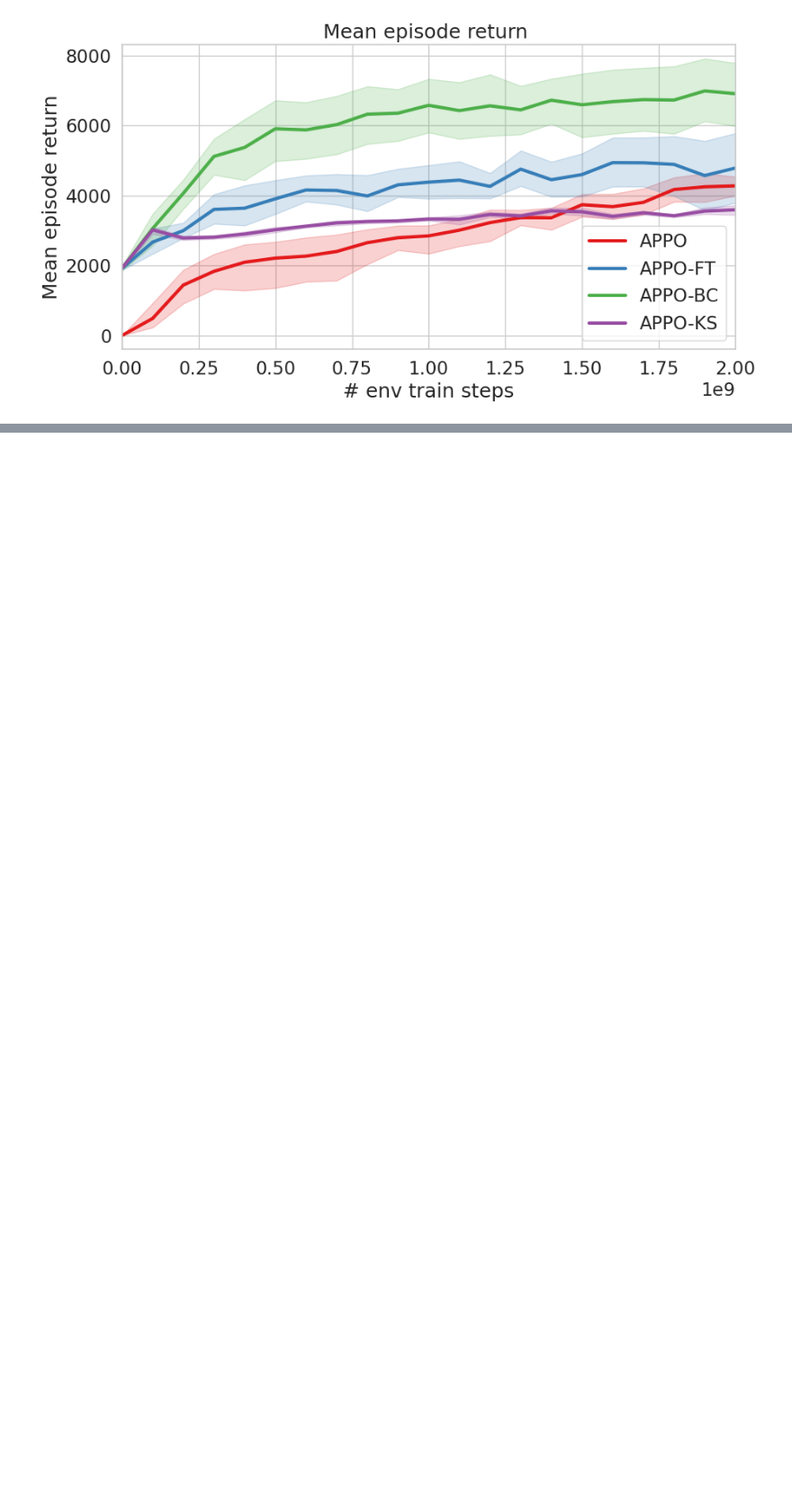
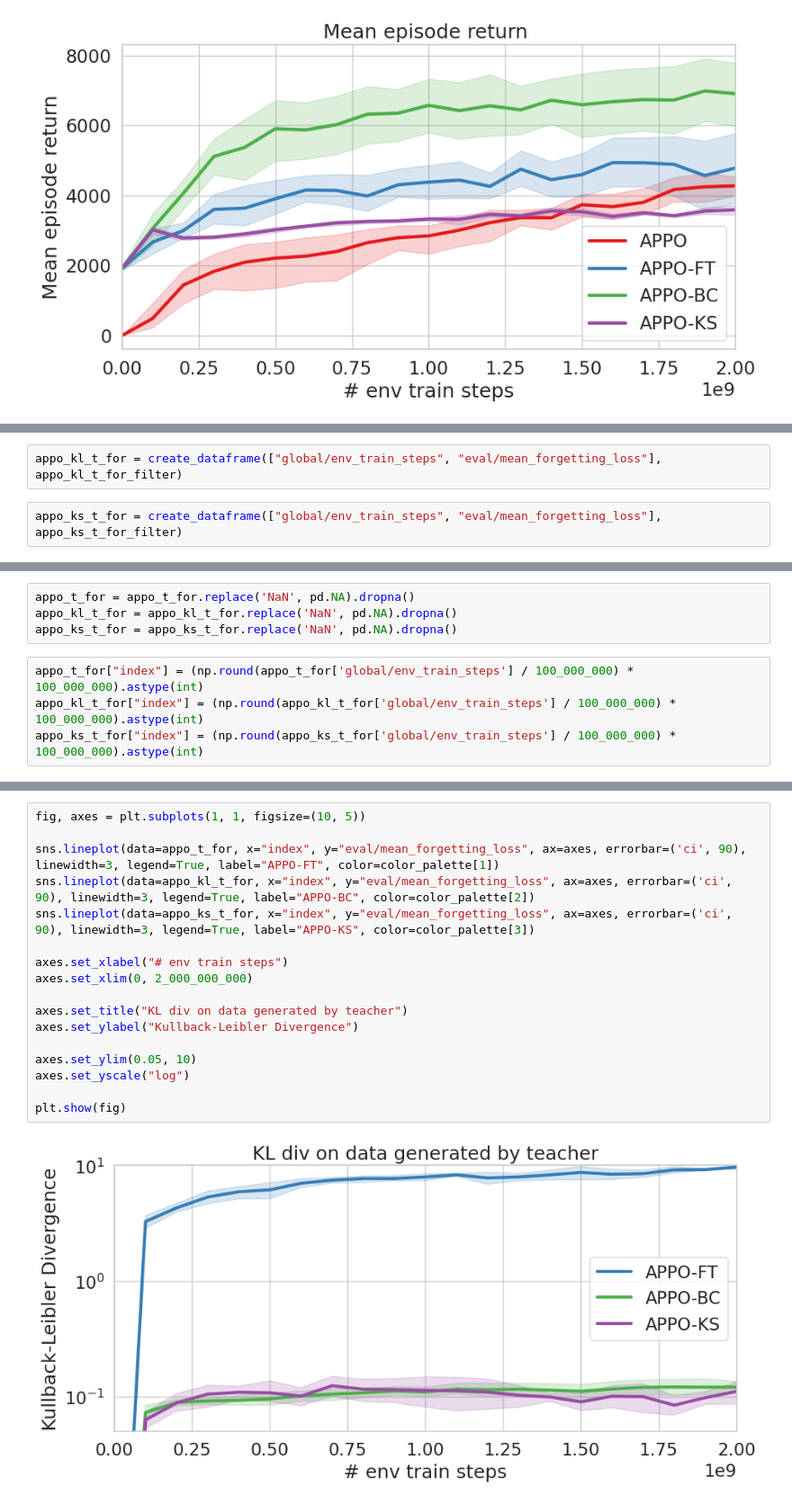
Before and after one commit to BartekCupial/dungeonsdata-neurips2022, a Jupyter notebook: experiment_code/notebooks/plots.ipynb, the cells around one changed output, grey strips where cells are left out. Shown at 90% size. Drawn from its saved outputs; the diff is of its cells as text; blank space fills up the shorter version.

Commit message:
plot forgetting

```diff
--- a/experiment_code/notebooks/plots.ipynb
+++ b/experiment_code/notebooks/plots.ipynb
@@ -132,0 +143,4 @@ plt.show(fig)
+# %%
+appo_kl_t_for = create_dataframe(["global/env_train_steps", "eval/mean_forgetting_loss"], appo_kl_t_for_filter)
+# %%
+appo_ks_t_for = create_dataframe(["global/env_train_steps", "eval/mean_forgetting_loss"], appo_ks_t_for_filter)
@@ -132,0 +163,8 @@ plt.show(fig)
+# %%
+appo_t_for = appo_t_for.replace('NaN', pd.NA).dropna()
+appo_kl_t_for = appo_kl_t_for.replace('NaN', pd.NA).dropna()
+appo_ks_t_for = appo_ks_t_for.replace('NaN', pd.NA).dropna()
+# %%
+appo_t_for["index"] = (np.round(appo_t_for['global/env_train_steps'] / 100_000_000) * 100_000_000).astype(int)
+appo_kl_t_for["index"] = (np.round(appo_kl_t_for['global/env_train_steps'] / 100_000_000) * 100_000_000).astype(int)
+appo_ks_t_for["index"] = (np.round(appo_ks_t_for['global/env_train_steps'] / 100_000_000) * 100_000_000).astype(int)
@@ -132,0 +187,19 @@ plt.show(fig)
+# %%
+fig, axes = plt.subplots(1, 1, figsize=(10, 5))
+
+sns.lineplot(data=appo_t_for, x="index", y="eval/mean_forgetting_loss", ax=axes, errorbar=('ci', 90), linewidth=3, legend=True, label="APPO-FT", color=color_palette[1])
+sns.lineplot(data=appo_kl_t_for, x="index", y="eval/mean_forgetting_loss", ax=axes, errorbar=('ci', 90), linewidth=3, legend=True, label="APPO-BC", color=color_palette[2])
+sns.lineplot(data=appo_ks_t_for, x="index", y="eval/mean_forgetting_loss", ax=axes, errorbar=('ci', 90), linewidth=3, legend=True, label="APPO-KS", color=color_palette[3])
+
+axes.set_xlabel("# env train steps")
+axes.set_xlim(0, 2_000_000_000)
+
+axes.set_title("KL div on data generated by teacher")
+axes.set_ylabel("Kullback-Leibler Divergence")
+
+axes.set_ylim(0.05, 10)
+axes.set_yscale("log")
+
+plt.show(fig)
+# %% [output]
+[figure, added]
```
Also changed, not shown: parts of 7 cells of this notebook.
